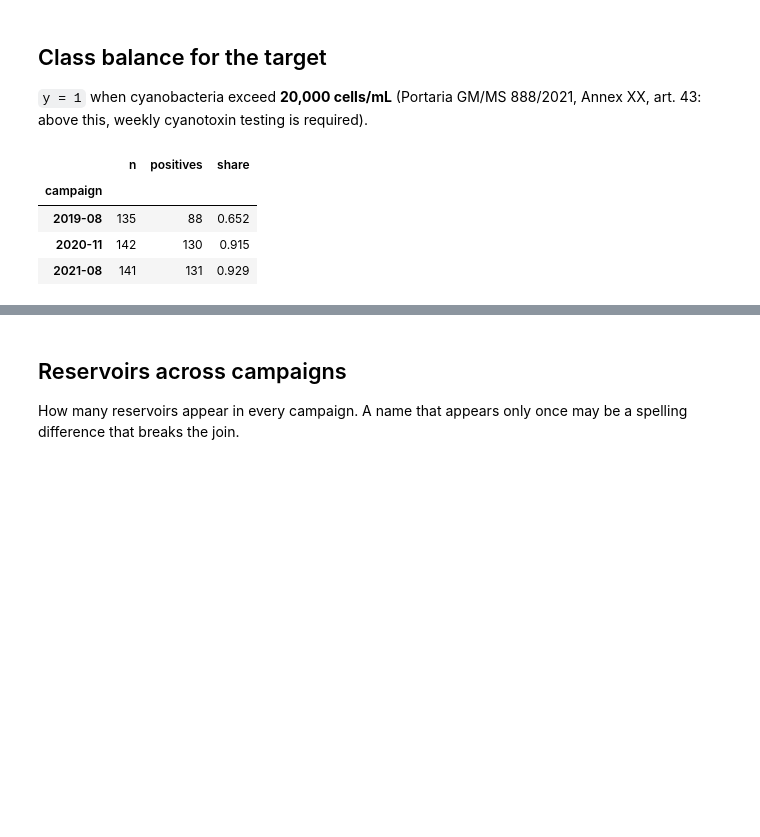
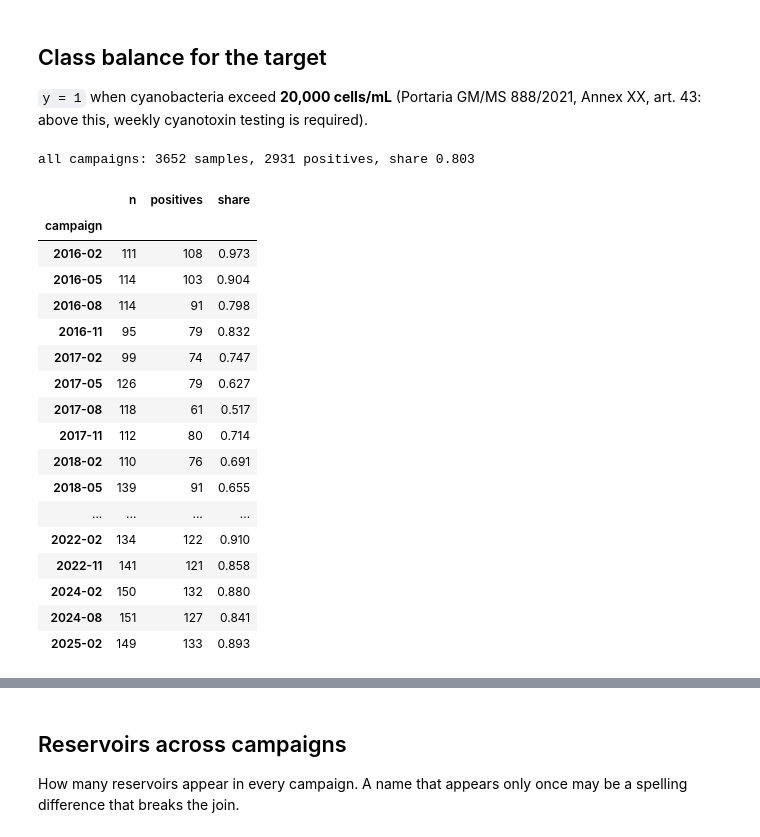
Before and after one commit to FilipeM7S/alerta-acude, a Jupyter notebook: notebooks/01_ground_truth.ipynb, the cells around one changed output, grey strips where cells are left out. Drawn from its saved outputs; the diff is of its cells as text; code cells hidden in the pictures; blank space fills up the shorter version.

```diff
--- a/notebooks/01_ground_truth.ipynb
+++ b/notebooks/01_ground_truth.ipynb
@@ -120,10 +184,26 @@ samples.groupby("campaign").agg(
 # %%
 lab = samples.dropna(subset=["cyano"]).copy()
 lab["y"] = (lab["cyano"] > CYANO_THRESHOLD).astype(int)
-lab.groupby("campaign")["y"].agg(n="size", positives="sum", share="mean").round(3)
+bal = lab.groupby("campaign")["y"].agg(n="size", positives="sum", share="mean").round(3)
+print("all campaigns:", len(lab), "samples,", int(lab["y"].sum()), "positives, share", round(lab["y"].mean(), 3))
+bal
 # %% [output]
+all campaigns: 3652 samples, 2931 positives, share 0.803
 |  | n | positives | share |
 | campaign |  |  |  |
-| 2019-08 | 135 | 88 | 0.652 |
-| 2020-11 | 142 | 130 | 0.915 |
-| 2021-08 | 141 | 131 | 0.929 |
+| 2016-02 | 111 | 108 | 0.973 |
+| 2016-05 | 114 | 103 | 0.904 |
+| 2016-08 | 114 | 91 | 0.798 |
+| 2016-11 | 95 | 79 | 0.832 |
+| 2017-02 | 99 | 74 | 0.747 |
+| 2017-05 | 126 | 79 | 0.627 |
+| 2017-08 | 118 | 61 | 0.517 |
+| 2017-11 | 112 | 80 | 0.714 |
+| 2018-02 | 110 | 76 | 0.691 |
+| 2018-05 | 139 | 91 | 0.655 |
+| ... | ... | ... | ... |
+| 2022-02 | 134 | 122 | 0.910 |
+| 2022-11 | 141 | 121 | 0.858 |
+| 2024-02 | 150 | 132 | 0.880 |
+| 2024-08 | 151 | 127 | 0.841 |
+| 2025-02 | 149 | 133 | 0.893 |
```
Also changed, not shown: parts of 12 cells of this notebook, 33 other files.
